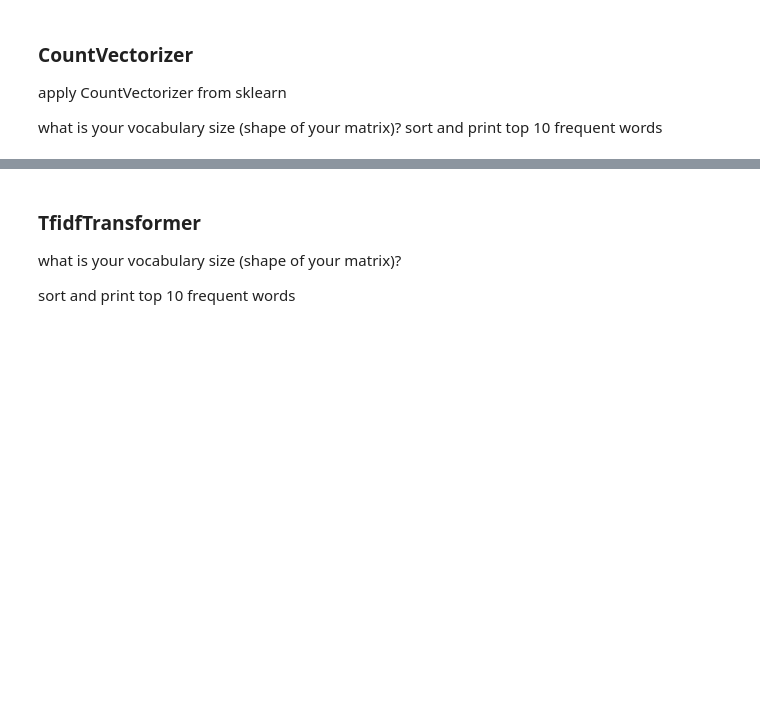
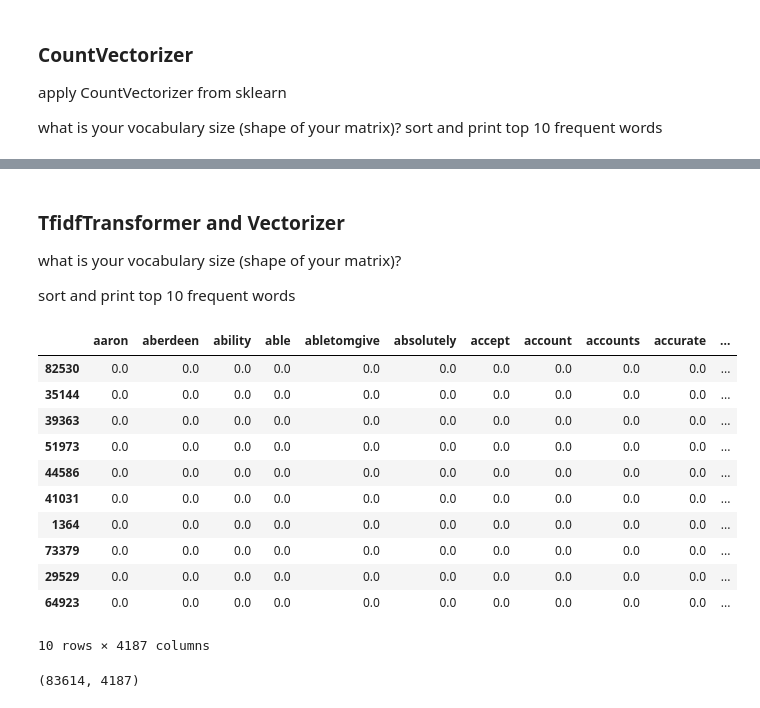
Before and after one commit to d141/knitsy_the_chatbot, a Jupyter notebook: Knitsy_Bot.ipynb, the cells around one changed output, grey strips where cells are left out. Saved outputs shown, nothing was run; the diff lists cells and outputs as text; code cells hidden in the pictures; blank space fills up the shorter version.

```diff
--- a/Knitsy_Bot.ipynb
+++ b/Knitsy_Bot.ipynb
@@ -537,6 +539,8 @@ from spacy import displacy
 from collections import Counter
 import en_core_web_sm
 from nltk.stem import PorterStemmer
+from datetime import datetime
+import re
 
 nltk.download('punkt')
 nltk.download('stopwords')
@@ -559,9 +563,12 @@ def encrypt(text,s):
       result += chr((ord(char) + s - 97) % 26 + 97)
   return result
 
-def to_lower(text):
+def strip_and_lower(text):
   str(text)
-  return text.lower()
+  text = re.sub(r'[^a-zA-Z\s]', '', text, re.I|re.A)
+  text = text.lower()
+  text = text.strip()
+  return text
 
 def custom_stopwords(text):
     if not text:
@@ -589,19 +596,20 @@ class Preprocesser:
     self.df = df
 
   def clean(self):
-    self.df['timestamp_ms'] = self.df['timestamp_ms'].apply(lambda x : datetime.fromtimestamp(int(x)/1000))
+    #self.df['timestamp_ms'] = self.df['timestamp_ms'].apply(lambda x : datetime.fromtimestamp(int(str(x))/1000))
     self.df['sender_name'] = self.df['sender_name'].apply(lambda x : encrypt(x,16) if x != "Logo Knits" else "Logo Knits")
     self.df = self.df.fillna("empty")
 
 
   def process(self):
-    self.df['content']=self.df['content'].apply(to_lower)
+    self.df['content_raw'] = self.df['content']
+    self.df['content']=self.df['content'].apply(strip_and_lower)
     self.df['no_stopwords'] = self.df['content'].apply(custom_stopwords)
     self.df['tokenized_no_stopwords'] = self.df['no_stopwords'].apply(custom_tokenize)
-    self.df['tokenized_raw'] = self.df['content'].apply(custom_tokenize)
+    self.df['tokenized_raw'] = self.df['content_raw'].apply(custom_tokenize)
     self.df['stems'] = self.df['tokenized_no_stopwords'].apply(lambda x: [ps.stem(word) for word in x])
     self.df['lemmatized'] = self.df['tokenized_no_stopwords'].apply(lambda x: [ps.stem(word) for word in x if word.isalpha()])
-    self.df['POS tagged'] = self.df['tokenized_no_stopwords'].apply(lambda x: nltk.pos_tag(x))
+    self.df['POS tagged'] = self.df['tokenized_raw'].apply(lambda x: nltk.pos_tag(x))
     self.df['NER doc'] = self.df['content'].apply(lambda x: nlp(x))
     self.df['NER'] = self.df['NER doc'].apply(lambda x: [(y.text, y.label_) for y in x.ents])
 
@@ -655,7 +663,9 @@ conversation_count = 0
 df = pd.DataFrame()
 
 #1847 Items
-#Run-time between 10 and 18 minutes
+#Run-time usually between 10 and 18 minutes
+
+folder = '/content/drive/MyDrive/Colab Notebooks/messages'
 
 for dirname, dirs, files in tqdm(os.walk(folder)):
     for filename in files:
@@ -721,7 +728,7 @@ import re
 import numpy as np
 
 
-corpus = sum(processed.df['tokenized_no_stopwords'], [])
+corpus = sum(preprocessor.df['tokenized_no_stopwords'], [])
 # %%
 # get bag of words features in sparse format
 cv = CountVectorizer(min_df=0., max_df=1.)
@@ -762,6 +782,35 @@ counts.sort_values(by=0, ascending=False).head(20)
 # %% [markdown]
-### TfidfTransformer
+### TfidfTransformer and Vectorizer
 
 what is your vocabulary size (shape of your matrix)?
 
 sort and print top 10 frequent words
+# %%
+from sklearn.feature_extraction.text import TfidfVectorizer
+
+tv = TfidfVectorizer(min_df=0., max_df=1., norm='l2',
+                     use_idf=True, smooth_idf=True)
+tv_matrix = tv.fit_transform(corpus)
+tv_matrix = tv_matrix.toarray()
+
+vocab = tv.get_feature_names()
+tfidf = pd.DataFrame(np.round(tv_matrix, 2), columns=vocab)
+# %%
+tfidf.sample(10)
+# %% [output]
+|  | aaron | aberdeen | ability | able | abletomgive | absolutely | accept | account | accounts | accurate | ... |
+| 82530 | 0.0 | 0.0 | 0.0 | 0.0 | 0.0 | 0.0 | 0.0 | 0.0 | 0.0 | 0.0 | ... |
+| 35144 | 0.0 | 0.0 | 0.0 | 0.0 | 0.0 | 0.0 | 0.0 | 0.0 | 0.0 | 0.0 | ... |
+| 39363 | 0.0 | 0.0 | 0.0 | 0.0 | 0.0 | 0.0 | 0.0 | 0.0 | 0.0 | 0.0 | ... |
+| 51973 | 0.0 | 0.0 | 0.0 | 0.0 | 0.0 | 0.0 | 0.0 | 0.0 | 0.0 | 0.0 | ... |
+| 44586 | 0.0 | 0.0 | 0.0 | 0.0 | 0.0 | 0.0 | 0.0 | 0.0 | 0.0 | 0.0 | ... |
+| 41031 | 0.0 | 0.0 | 0.0 | 0.0 | 0.0 | 0.0 | 0.0 | 0.0 | 0.0 | 0.0 | ... |
+| 1364 | 0.0 | 0.0 | 0.0 | 0.0 | 0.0 | 0.0 | 0.0 | 0.0 | 0.0 | 0.0 | ... |
+| 73379 | 0.0 | 0.0 | 0.0 | 0.0 | 0.0 | 0.0 | 0.0 | 0.0 | 0.0 | 0.0 | ... |
+| 29529 | 0.0 | 0.0 | 0.0 | 0.0 | 0.0 | 0.0 | 0.0 | 0.0 | 0.0 | 0.0 | ... |
+| 64923 | 0.0 | 0.0 | 0.0 | 0.0 | 0.0 | 0.0 | 0.0 | 0.0 | 0.0 | 0.0 | ... |
+10 rows × 4187 columns
+# %%
+tfidf.shape
+# %% [output]
+(83614, 4187)
```
Also changed, not shown: parts of 20 cells of this notebook, 1 other file.
